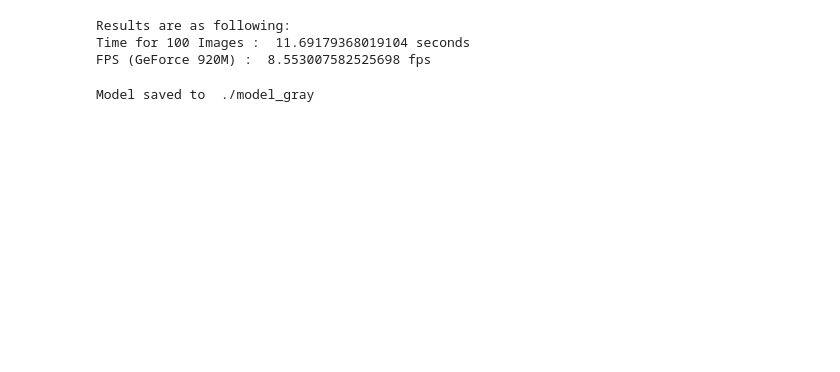
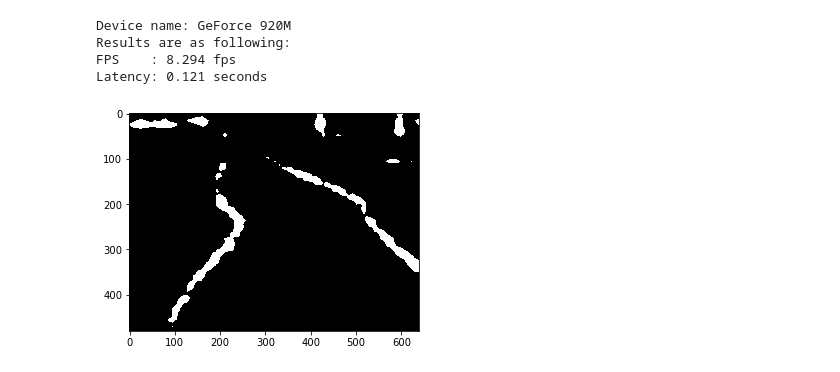
Before and after one commit to IGVC-IITK/computer_vision, a Jupyter notebook: fast_scnn/train.ipynb, the cells around one changed output. Saved outputs shown, nothing was run; the diff lists cells and outputs as text; code cells hidden in the pictures; blank space fills up the shorter version.

```diff
--- a/fast_scnn/train.ipynb
+++ b/fast_scnn/train.ipynb
@@ -128,28 +111,40 @@ with torch.no_grad():
 # %%
+# Inference speed testing
+gpuid=0
+device = torch.device('cuda:'+str(gpuid) if torch.cuda.is_available() else 'cpu')
+torch.cuda.device(device)
+print('Device name:', torch.cuda.get_device_properties(device).name)
+
+num_images = 100
 with torch.no_grad():
     start_time = time.time()
     dataiter = iter(dataloaders['test'])
-    for i in range(100):
+    for i in range(num_images):
         img, label = dataiter.next()
         pred = output_mask(img, model, device)
     end_time = time.time()
 
 print('Results are as following:')
-print('Time for 100 Images : ', end_time - start_time, 'seconds')
-print('FPS (GeForce 920M) : ', 100/(end_time - start_time), 'fps')
+print('FPS    : {:.3f} fps'.format(num_images/(end_time - start_time)))
+print('Latency: {:.3f} seconds'.format((end_time - start_time)/num_images))
+# Actual FPS with a python script will usually be higher than a Jupyter notebook.
 # %% [output]
+Device name: GeForce 920M
 Results are as following:
-Time for 100 Images :  11.69179368019104 seconds
-FPS (GeForce 920M) :  8.553007582525698 fps
+FPS    : 8.294 fps
+Latency: 0.121 seconds
-# %%
-save_model(model, './model_gray')
-# %% [output]
-Model saved to  ./model_gray
 # %%
+# For testing on an image file
 test_transforms = transforms.Compose([
     transforms.Resize((480, 640)),
     transforms.Grayscale(num_output_channels=1),
     transforms.ToTensor(),
     transforms.Normalize(mean=[0.5],
                          std=[0.5])
 ])
+
+mask = img_to_mask('data_test/images/11.jpg', model, test_transforms, device)
+plt.imshow(mask[0], cmap='gray')
+plt.show()
+# %% [output]
+[figure, added]
```
Also changed, not shown: parts of 15 cells of this notebook, 3 other files.
